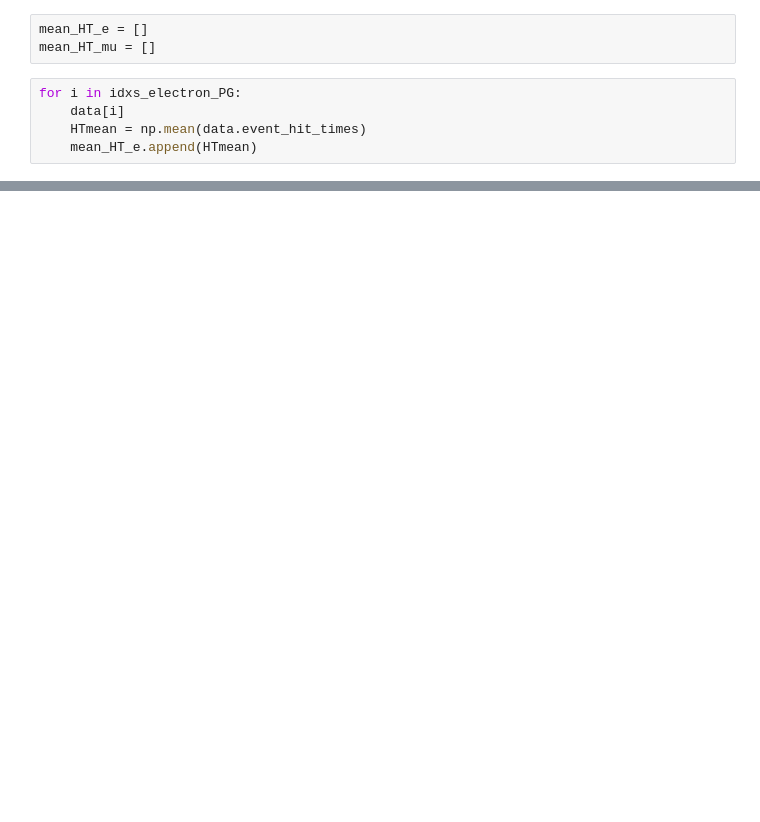
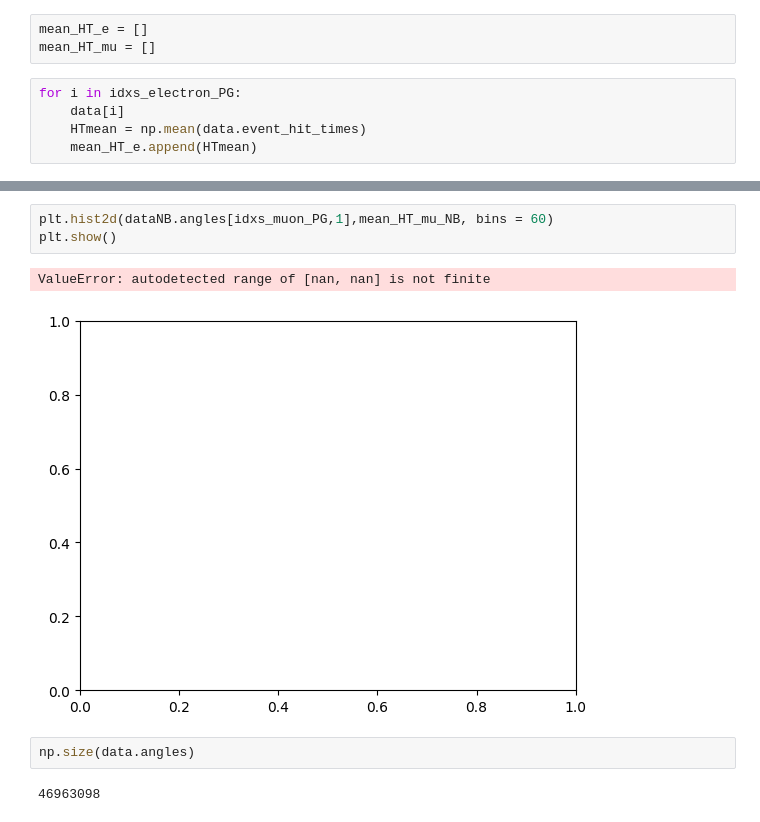
Before and after one commit to ELRICKHACESGIL/WatChMaL, a Jupyter notebook: Notebooks/PhaseSpaceAnalysis.ipynb, the cells around one changed output, grey strips where cells are left out. Drawn from its saved outputs; the diff is of its cells as text; blank space fills up the shorter version.

```diff
--- a/Notebooks/PhaseSpaceAnalysis.ipynb
+++ b/Notebooks/PhaseSpaceAnalysis.ipynb
@@ -37,0 +80,10 @@ for i in idxs_electron_PG:
+# %%
+plt.hist2d(dataNB.angles[idxs_muon_PG,1],mean_HT_mu_NB, bins = 60)
+plt.show()
+# %% [output]
+ValueError: autodetected range of [nan, nan] is not finite
+[figure, added]
+# %%
+np.size(data.angles)
+# %% [output]
+46963098
```
Also changed, not shown: parts of 8 cells of this notebook, 2 other files.
